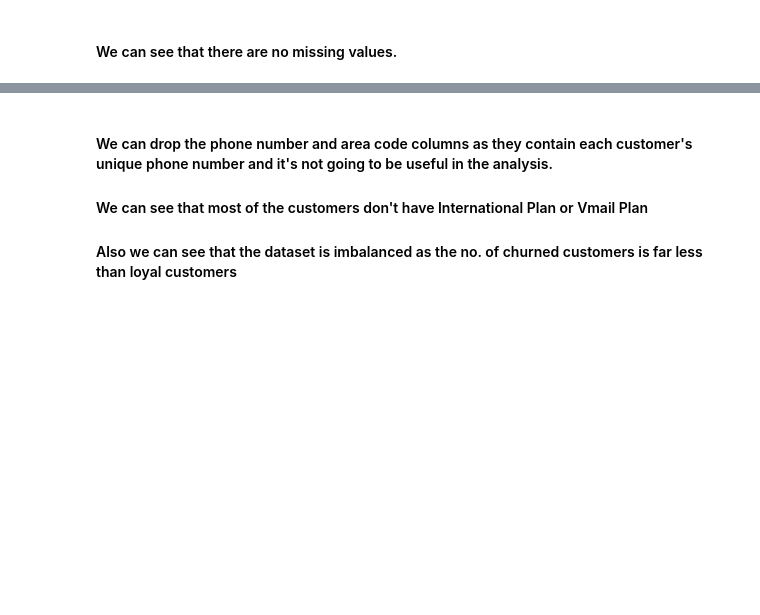
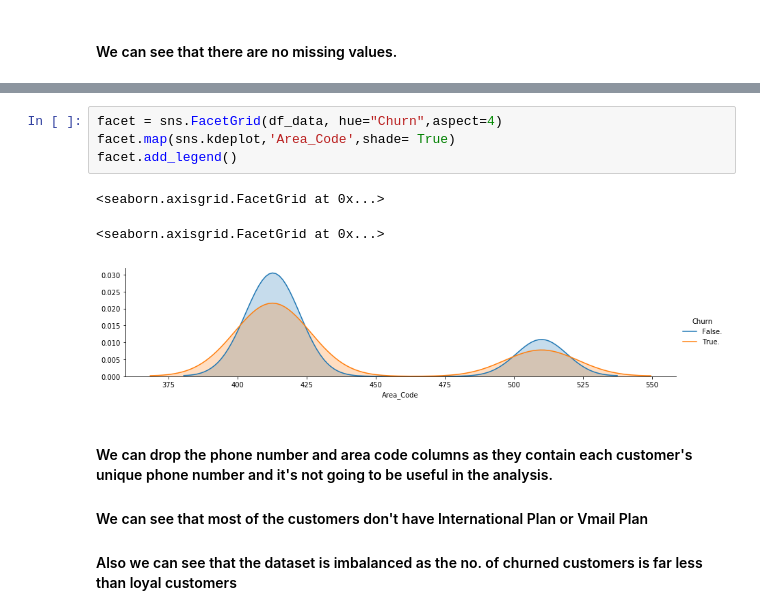
Before and after one commit to uoft-datascience/3250, a Jupyter notebook: Project-Churn.ipynb, the cells around one changed output, grey strips where cells are left out. Drawn from its saved outputs; the diff is of its cells as text; blank space fills up the shorter version.

```diff
--- a/Project-Churn.ipynb
+++ b/Project-Churn.ipynb
@@ -92,4 +92,12 @@ df_data.describe(include=['O'])
 | freq | 106 | 1 | 3010 | 2411 | 2850 |
+# %%
+facet = sns.FacetGrid(df_data, hue="Churn",aspect=4)
+facet.map(sns.kdeplot,'Area_Code',shade= True)
+facet.add_legend()
+# %% [output]
+<seaborn.axisgrid.FacetGrid at 0x...>
+<seaborn.axisgrid.FacetGrid at 0x...>
+[figure, added]
 # %% [markdown]
 ####  We can drop the phone number and area code columns as they contain each customer's unique phone number and it's not going to be useful in the analysis.
 #### We can see that most of the customers don't have International Plan or Vmail Plan
```
Also changed, not shown: parts of 17 cells of this notebook.
